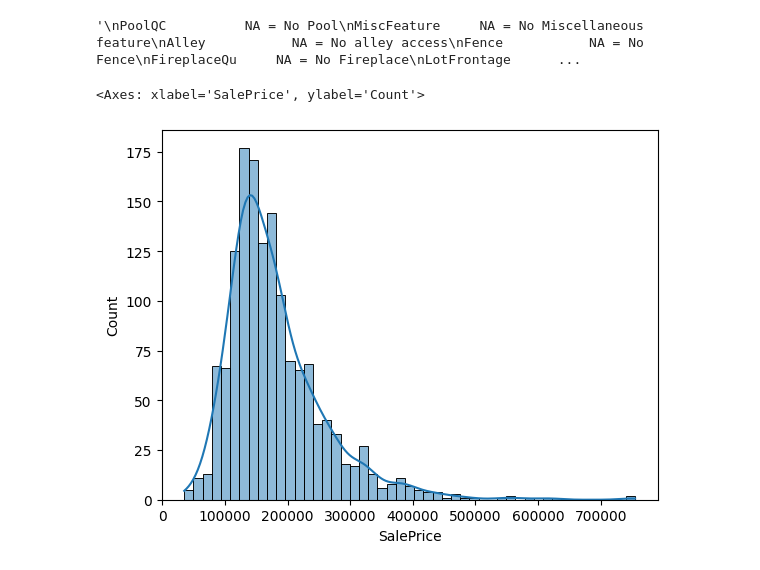
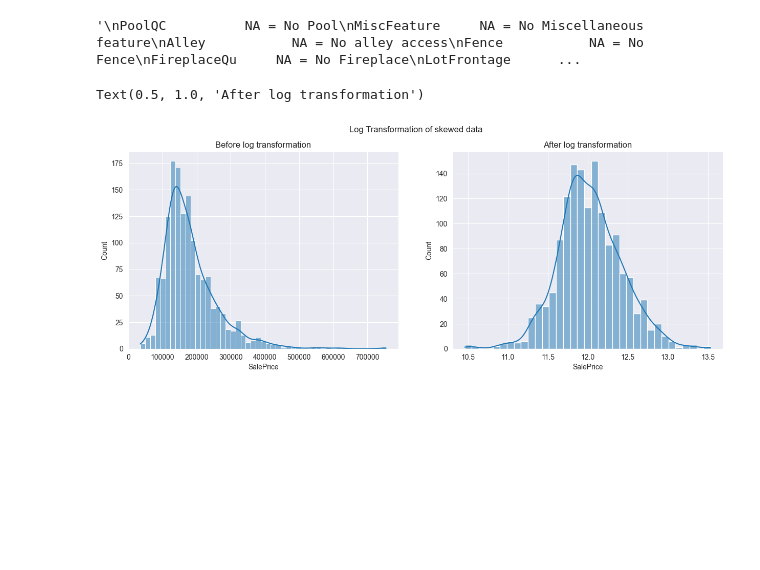
Before and after one commit to MungTsz/MATH3836-data_mining, a Jupyter notebook: property.ipynb, the cells around one changed output. Saved outputs shown, nothing was run; the diff lists cells and outputs as text; code cells hidden in the pictures; blank space fills up the shorter version.

Commit message:
- removed outliers - log transformation

```diff
--- a/property.ipynb
+++ b/property.ipynb
@@ -169,18 +170,32 @@ Electrical         1
 dtype: int64
 '\nPoolQC          NA = No Pool\nMiscFeature     NA = No Miscellaneous feature\nAlley           NA = No alley access\nFence           NA = No Fence\nFireplaceQu     NA = No Fireplace\nLotFrontage      ...
 # %%
-to_drop = ['PoolQC','MiscFeature','Alley','Fence','FireplaceQu','LotFrontage','GarageType','GarageYrBlt','GarageFinish','GarageQual','GarageCond','BsmtExposure','BsmtFinType2','BsmtFinType1','BsmtCond','BsmtQual','MasVnrType']
+to_drop = ['Id','PoolQC','MiscFeature','Alley','Fence','FireplaceQu','LotFrontage','GarageType','GarageYrBlt','GarageFinish','GarageQual','GarageCond','BsmtExposure','BsmtFinType2','BsmtFinType1','BsmtCond','BsmtQual','MasVnrType']
 df_train.drop(columns=to_drop, inplace=True, errors='ignore')
 df_train['MasVnrArea'] = df_train['MasVnrArea'].fillna(0)
 df_train = df_train.drop(df_train.loc[df_train.Electrical.isnull()].index)
+df_train.drop(df_train[(df_train.GrLivArea>4000) & (df_train.SalePrice<200000)].index, inplace=True)
+
 
 # We'll do the same process on test set
 df_test.drop(columns=to_drop, inplace=True, errors='ignore')
 df_test['MasVnrArea'] = df_test['MasVnrArea'].fillna(0)
 df_test = df_train.drop(df_test.loc[df_test.Electrical.isnull()].index)
+df_test.drop(df_test[(df_test.GrLivArea>4000) & (df_test.SalePrice<200000)].index, inplace=True)
+
+# Get dummies after all cleaning
+# df_train_onehot = pd.get_dummies(df_train)
-# %%
-import seaborn as sns
-sns.histplot(df_train, x='SalePrice',kde=True)
-# %% [output]
-<Axes: xlabel='SalePrice', ylabel='Count'>
-[figure, removed]
+# %%
+# As we found that the saleprice is right-skewed, we'll need to apply log transformation on skewed data
+import seaborn as sns
+df_train_log = df_train.copy()
+df_train_log.SalePrice = np.log1p(df_train_log.SalePrice)
+
+fig, axes = plt.subplots(1, 2, figsize=(15, 5))
+fig.suptitle('Log Transformation of skewed data')
+sns.histplot(df_train, x='SalePrice',kde=True, ax=axes[0])
+sns.histplot(df_train_log,x='SalePrice', kde=True, ax=axes[1])
+axes[0].set_title("Before log transformation");axes[1].set_title("After log transformation")
+# %% [output]
+Text(0.5, 1.0, 'After log transformation')
+[figure, added]
```
Also changed, not shown: parts of 11 cells of this notebook.
